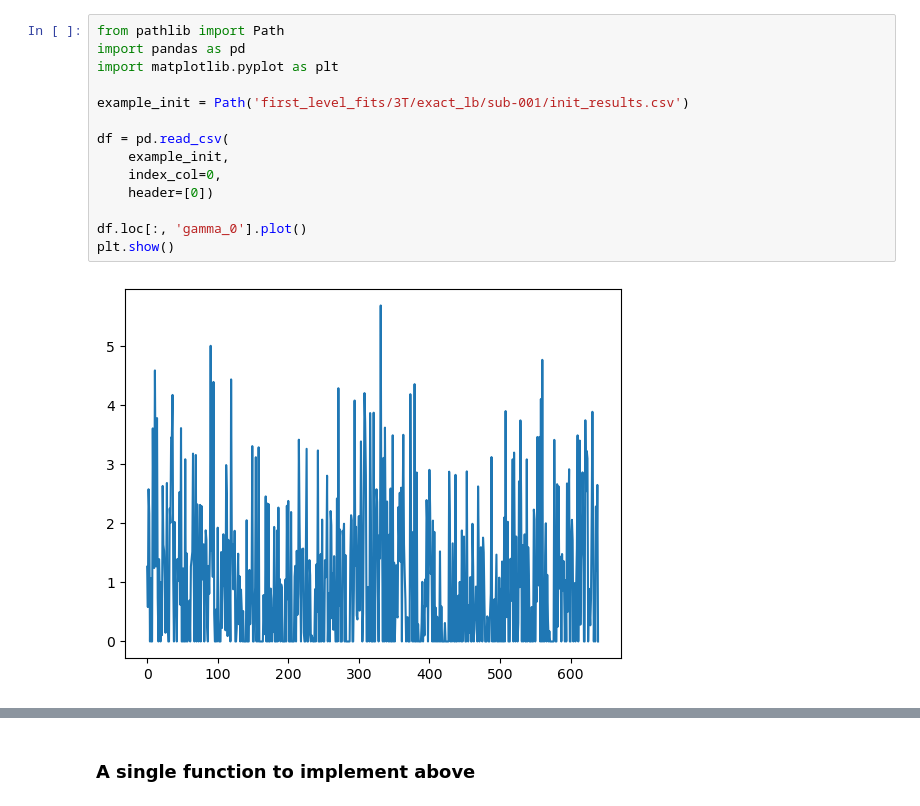
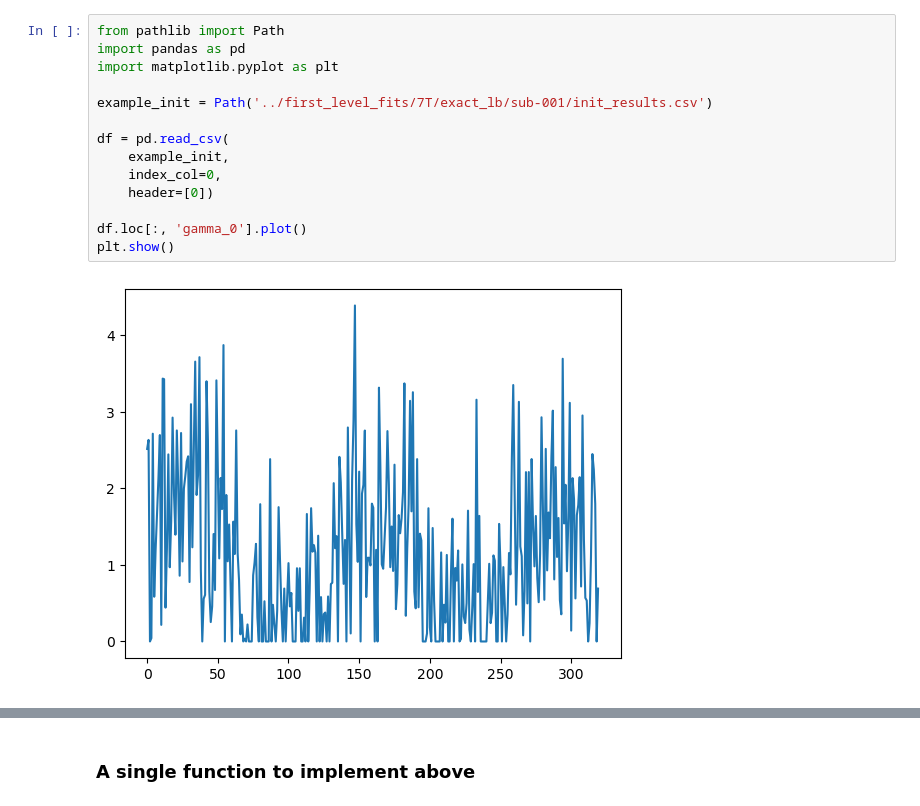
Before and after one commit to wtclarke/fmrs_bold_dynamic_fitting, a Jupyter notebook: prototyping/torbit_model.ipynb, the cells around one changed output, grey strips where cells are left out. Cells and saved outputs as stored; diff of their text form.

```diff
--- a/prototyping/torbit_model.ipynb
+++ b/prototyping/torbit_model.ipynb
@@ -1,18 +1,18 @@
 # %%
 from pathlib import Path
 import pandas as pd
 import matplotlib.pyplot as plt
 
-example_init = Path('first_level_fits/3T/exact_lb/sub-001/init_results.csv')
+example_init = Path('../first_level_fits/7T/exact_lb/sub-001/init_results.csv')
 
 df = pd.read_csv(
     example_init,
     index_col=0,
     header=[0])
 
 df.loc[:, 'gamma_0'].plot()
 plt.show()
 # %% [output]
-[figure, old version]
+[figure, new version]
 # %%
 desmat = pd.read_csv(
```
Also changed, not shown: parts of 4 cells of this notebook, 4 other files.
